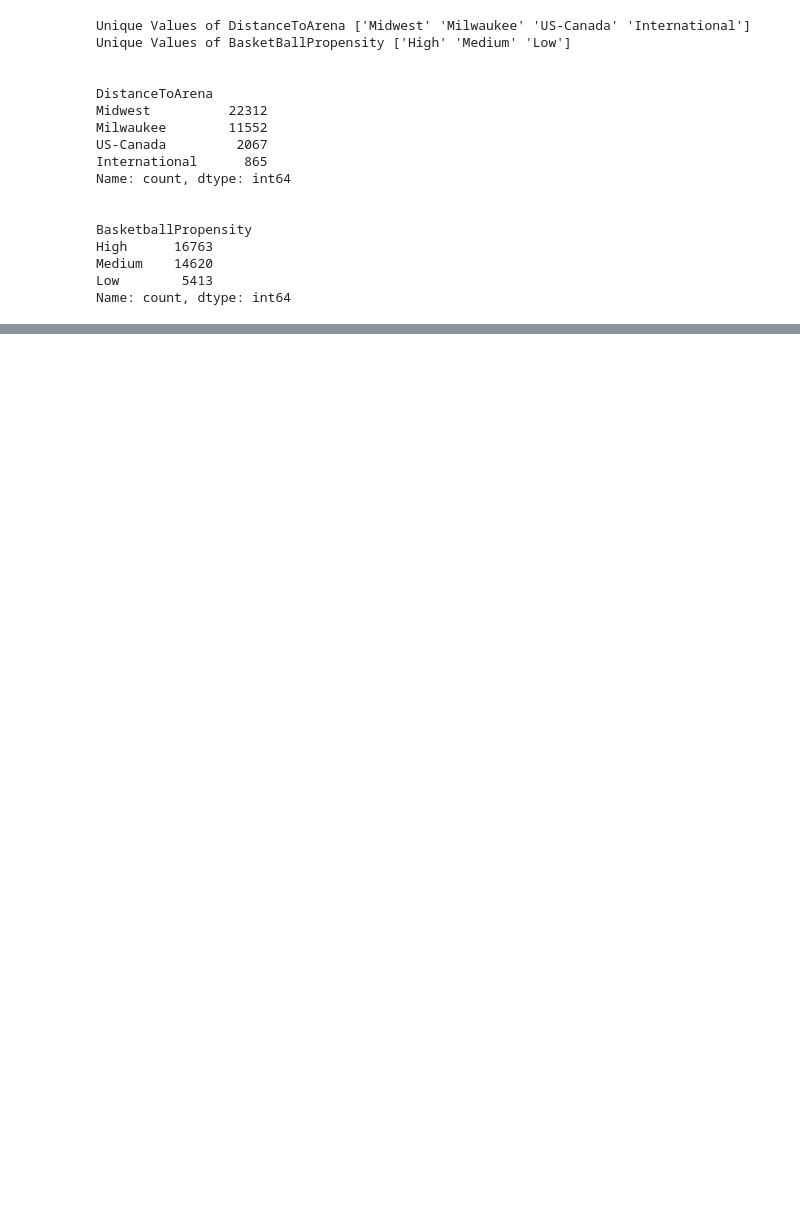
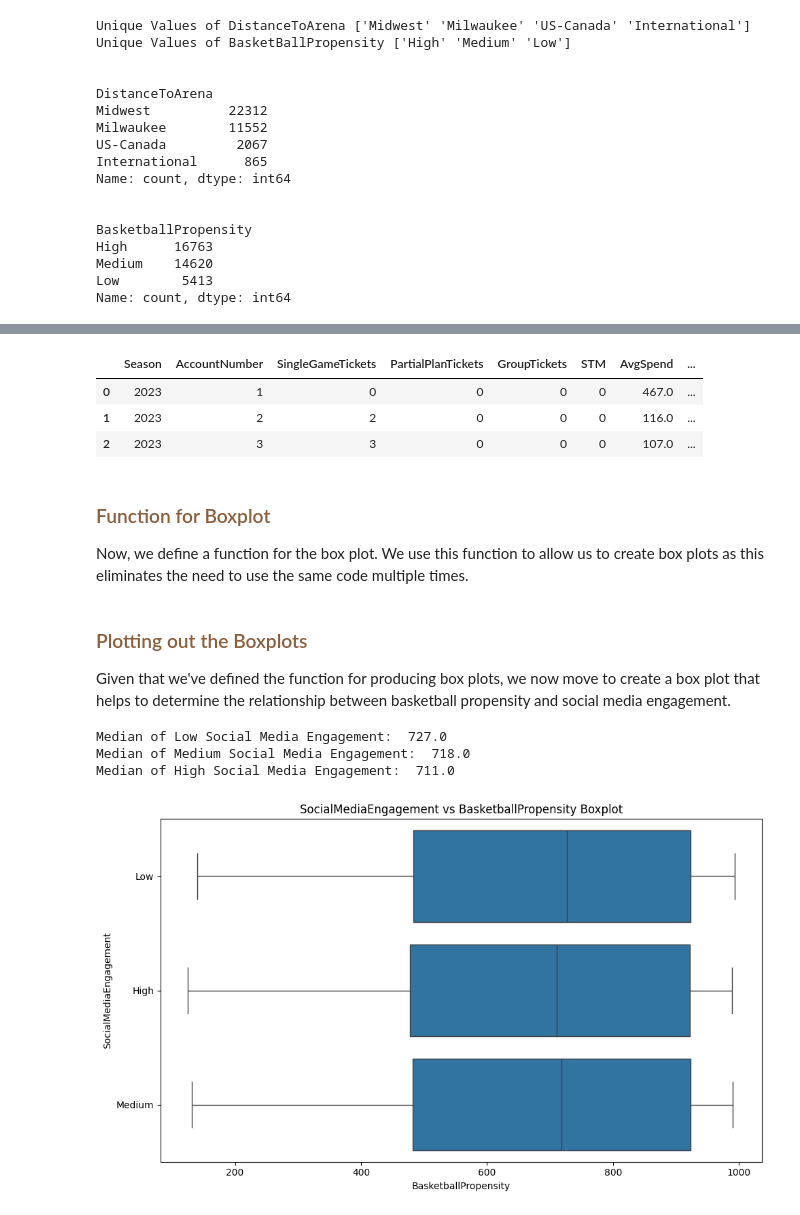
Before and after one commit to chowdhuryj-github/BucksFanExperience, a Jupyter notebook: BucksDataVisualization/DataVisualizationSalvin.ipynb, the cells around one changed output, grey strips where cells are left out. Saved outputs shown, nothing was run; the diff lists cells and outputs as text; code cells hidden in the pictures; blank space fills up the shorter version.

```diff
--- a/BucksDataVisualization/DataVisualizationSalvin.ipynb
+++ b/BucksDataVisualization/DataVisualizationSalvin.ipynb
@@ -379,0 +386,52 @@ Text(0.5, 1.0, 'Heatmap of BasketallPropensity vs DistanceToArena')
+# %%
+# dropping all missing values
+filtered_df_two = account_df.dropna(subset=['SocialMediaEngagement', 'BasketballPropensity'])
+filtered_df_two.head(3)
+# %% [output]
+|  | Season | AccountNumber | SingleGameTickets | PartialPlanTickets | GroupTickets | STM | AvgSpend | ... |
+| 0 | 2023 | 1 | 0 | 0 | 0 | 0 | 467.0 | ... |
+| 1 | 2023 | 2 | 2 | 0 | 0 | 0 | 116.0 | ... |
+| 2 | 2023 | 3 | 3 | 0 | 0 | 0 | 107.0 | ... |
+# %% [markdown]
+<h3 style="color: #8b5e3c"> Function for Boxplot </h3>
+Now, we define a function for the box plot. We use this function to allow us to create box plots as this eliminates the need to use the same code multiple times.
+# %%
+# function to produce a box plot
+def create_box_plot(dataframe, x, y, title, filename):
+    plt.figure(figsize=(10,6))
+    sns.boxplot(data=dataframe, x=x, y=y)
+    plt.title(title)
+    plt.tight_layout()
+    plt.savefig(f"C:/GitHub/BucksHackathon25/BucksPlots/{filename}.png", dpi=300,
+            bbox_inches='tight')
+    plt.show()
+# %% [markdown]
+<h3 style="color: #8b5e3c"> Plotting out the Boxplots </h3>
+Given that we've defined the function for producing box plots, we now move to create a box plot that helps to determine the relationship between basketball propensity and social media engagement.
+# %%
+# calculating the median values of low social media category
+subset_low = filtered_df_two[
+    (filtered_df_two['SocialMediaEngagement'] == 'Low')
+]
+print("Median of Low Social Media Engagement: " , subset_low['BasketballPropensity'].median())
+
+# calculating the median values of medium social media category
+subset_median = filtered_df_two[
+    (filtered_df_two['SocialMediaEngagement'] == 'Medium')
+]
+print("Median of Medium Social Media Engagement: " , subset_median['BasketballPropensity'].median())
+
+# calculating the median values of high social media category
+subset_high = filtered_df_two[
+    (filtered_df_two['SocialMediaEngagement'] == 'High')
+]
+print("Median of High Social Media Engagement: " , subset_high['BasketballPropensity'].median())
+
+# plotting out the box plot
+create_box_plot(filtered_df_two, 'BasketballPropensity', 'SocialMediaEngagement',
+                "SocialMediaEngagement vs BasketballPropensity Boxplot", 'sme_vs_propensity_boxplot.png')
+# %% [output]
+Median of Low Social Media Engagement:  727.0
+Median of Medium Social Media Engagement:  718.0
+Median of High Social Media Engagement:  711.0
+[figure, added]
```
Also changed, not shown: parts of 3 cells of this notebook, 2 other files.
